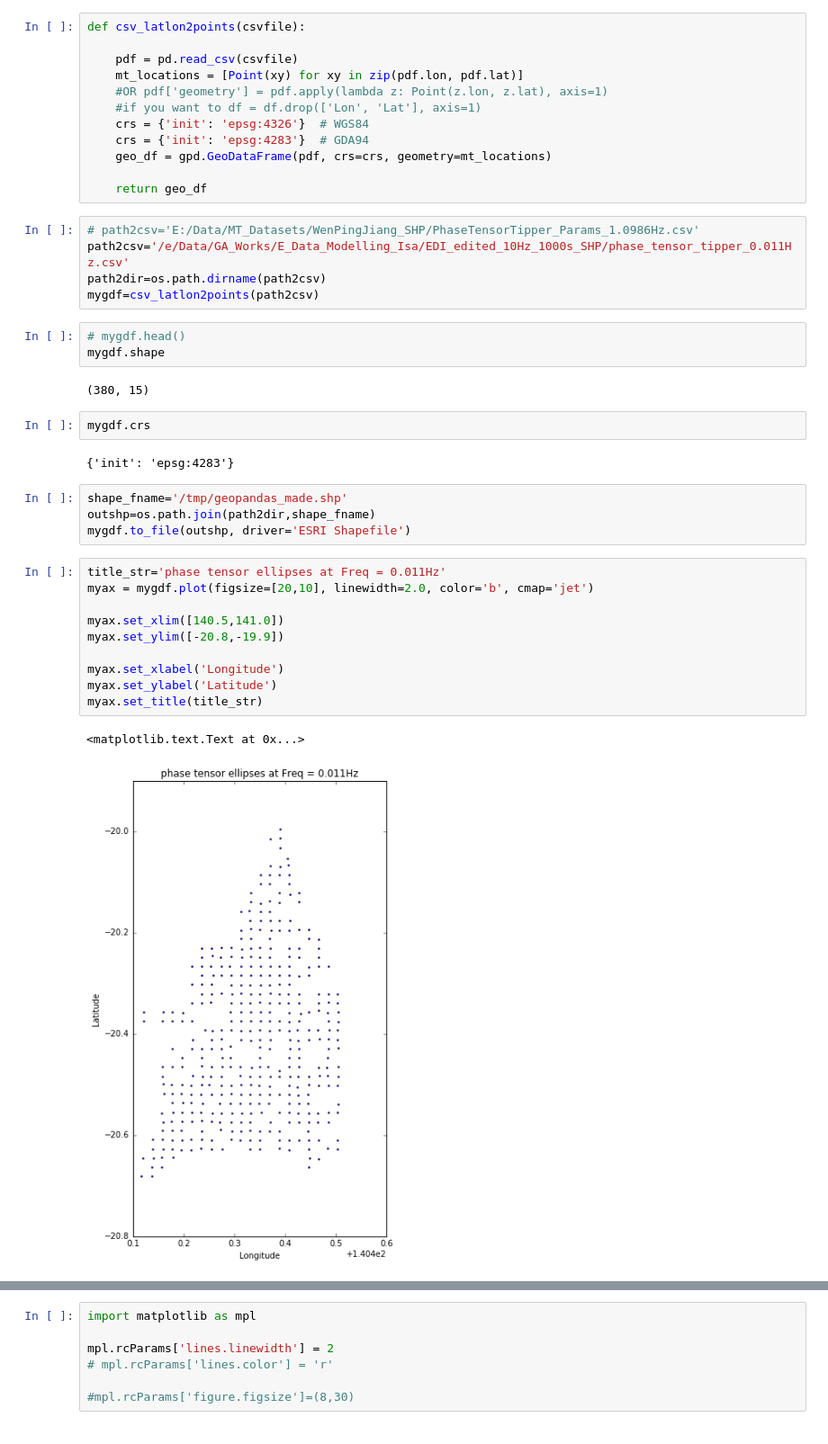
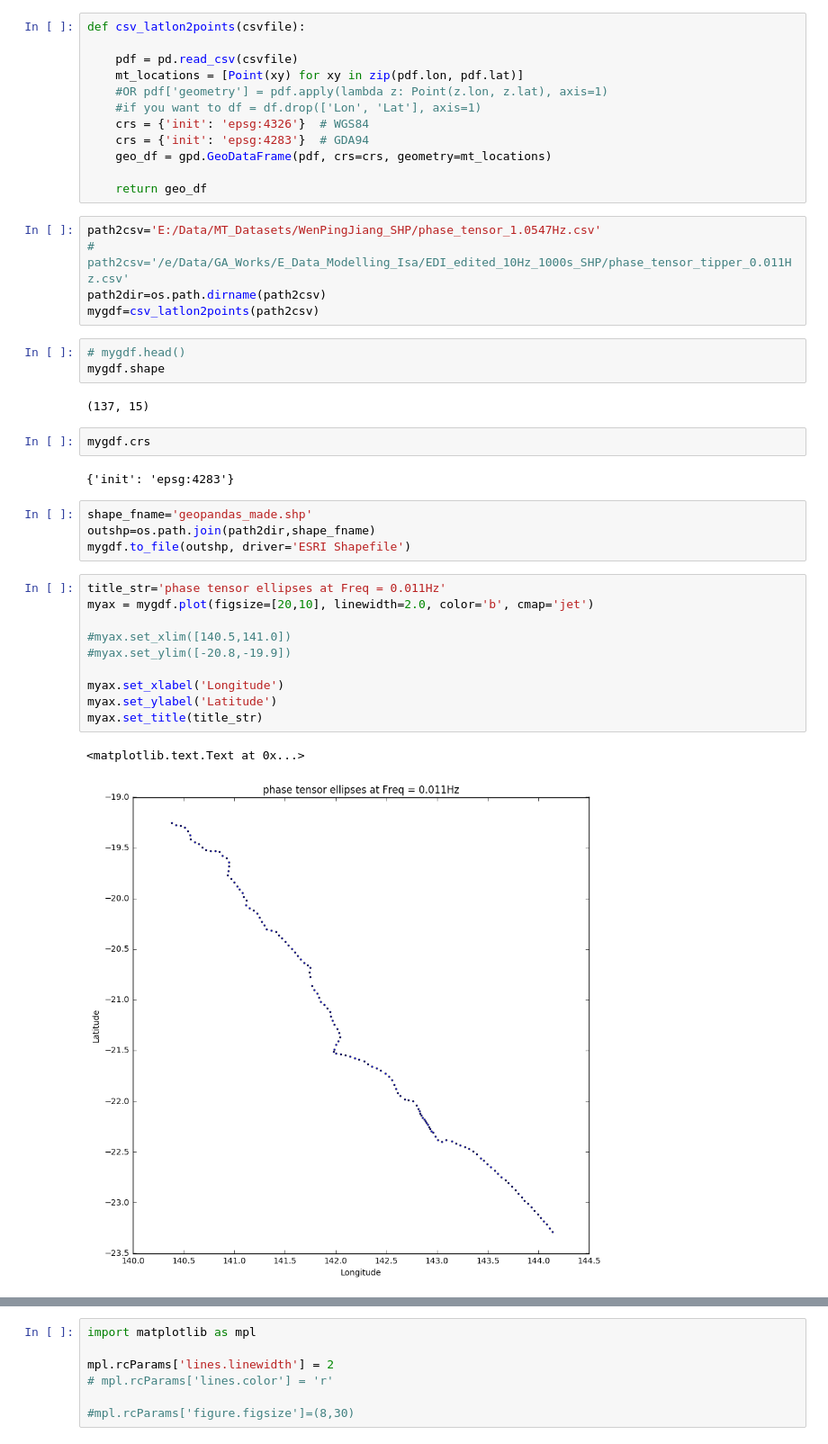
Before and after one commit to MTgeophysics/mtpy, a Jupyter notebook: examples/notebooks/geopandas_csv2shp.ipynb, the cells around one changed output, grey strips where cells are left out. Shown at 90% size. Saved outputs shown, nothing was run; the diff lists cells and outputs as text.

```diff
--- a/examples/notebooks/geopandas_csv2shp.ipynb
+++ b/examples/notebooks/geopandas_csv2shp.ipynb
@@ -29,36 +29,36 @@ def csv_latlon2points(csvfile):
 
     return geo_df
 # %%
-# path2csv='E:/Data/MT_Datasets/WenPingJiang_SHP/PhaseTensorTipper_Params_1.0986Hz.csv'
-path2csv='/e/Data/GA_Works/E_Data_Modelling_Isa/EDI_edited_10Hz_1000s_SHP/phase_tensor_tipper_0.011Hz.csv'
+path2csv='E:/Data/MT_Datasets/WenPingJiang_SHP/phase_tensor_1.0547Hz.csv'
+# path2csv='/e/Data/GA_Works/E_Data_Modelling_Isa/EDI_edited_10Hz_1000s_SHP/phase_tensor_tipper_0.011Hz.csv'
 path2dir=os.path.dirname(path2csv)
 mygdf=csv_latlon2points(path2csv)
 # %%
 # mygdf.head()
 mygdf.shape
 # %% [output]
-(380, 15)
+(137, 15)
 # %%
 mygdf.crs
 # %% [output]
 {'init': 'epsg:4283'}
 # %%
-shape_fname='/tmp/geopandas_made.shp'
+shape_fname='geopandas_made.shp'
 outshp=os.path.join(path2dir,shape_fname)
 mygdf.to_file(outshp, driver='ESRI Shapefile')
 # %%
 title_str='phase tensor ellipses at Freq = 0.011Hz'
 myax = mygdf.plot(figsize=[20,10], linewidth=2.0, color='b', cmap='jet')
 
-myax.set_xlim([140.5,141.0])
-myax.set_ylim([-20.8,-19.9])
+#myax.set_xlim([140.5,141.0])
+#myax.set_ylim([-20.8,-19.9])
 
 myax.set_xlabel('Longitude')
 myax.set_ylabel('Latitude')
 myax.set_title(title_str)
 # %% [output]
 <matplotlib.text.Text at 0x...>
-[figure, old version]
+[figure, new version]
 # %%
 mygdf.to_crs({'init':'epsg:3112'}).plot()  # 3112 is GDA94/GALambertConformal
 # %% [output]
```
Also changed, not shown: parts of 28 cells of this notebook, 7 other files.
